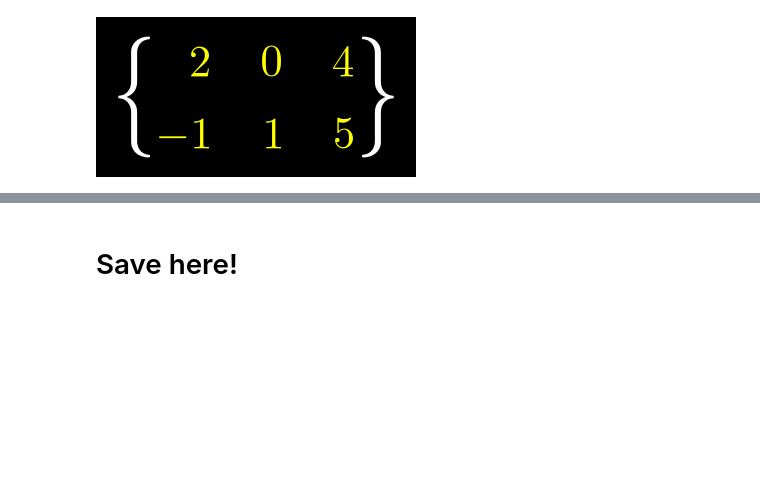
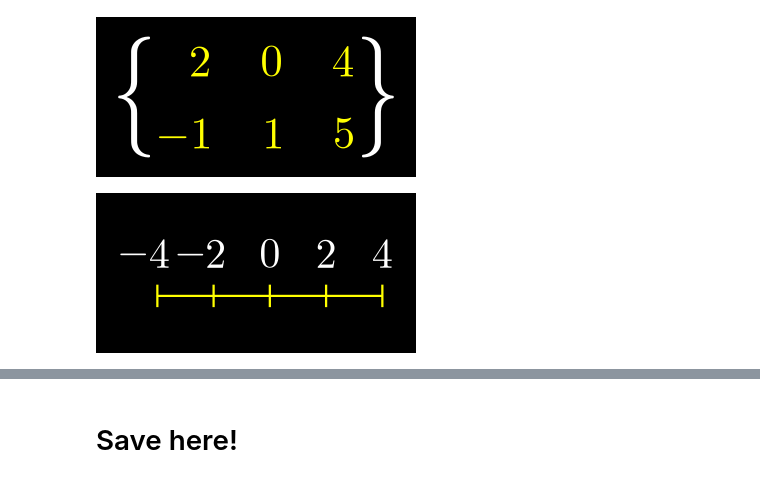
Before and after one commit to kolibril13/mobject-gallery, a Jupyter notebook: Mobjects_Basics.ipynb, the cells around one changed output, grey strips where cells are left out. Saved outputs shown, nothing was run; the diff lists cells and outputs as text; code cells hidden in the pictures; blank space fills up the shorter version.

Commit message:
added numberline

```diff
--- a/Mobjects_Basics.ipynb
+++ b/Mobjects_Basics.ipynb
@@ -814,3 +814,32 @@ mob.set_row_colors(YELLOW, YELLOW)
 name_snippet_pairs[image_full_name] = snippet
 # %% [output]
 [figure]
+# %%
+%%manim $params
+
+class Example(ZoomedScene):
+    def construct(self):
+        mob = NumberLine(
+            x_range=[-4, 4, 2],
+            length=2,
+            color=YELLOW,
+            include_numbers=True,
+            label_direction=UP,
+        )
+
+        self.add(mob.move_to(ORIGIN))
+        self.camera.frame.scale(1/5)
+###******
+image_full_name = "NumberLine.png"
+snippet = """
+mob = NumberLine(
+    x_range=[-4, 4, 2],
+    length=2,
+    color=YELLOW,
+    include_numbers=True,
+    label_direction=UP,
+)
+"""
+name_snippet_pairs[image_full_name] = snippet
+# %% [output]
+[figure, added]
```
Also changed, not shown: parts of 3 cells of this notebook, 5 other files.
